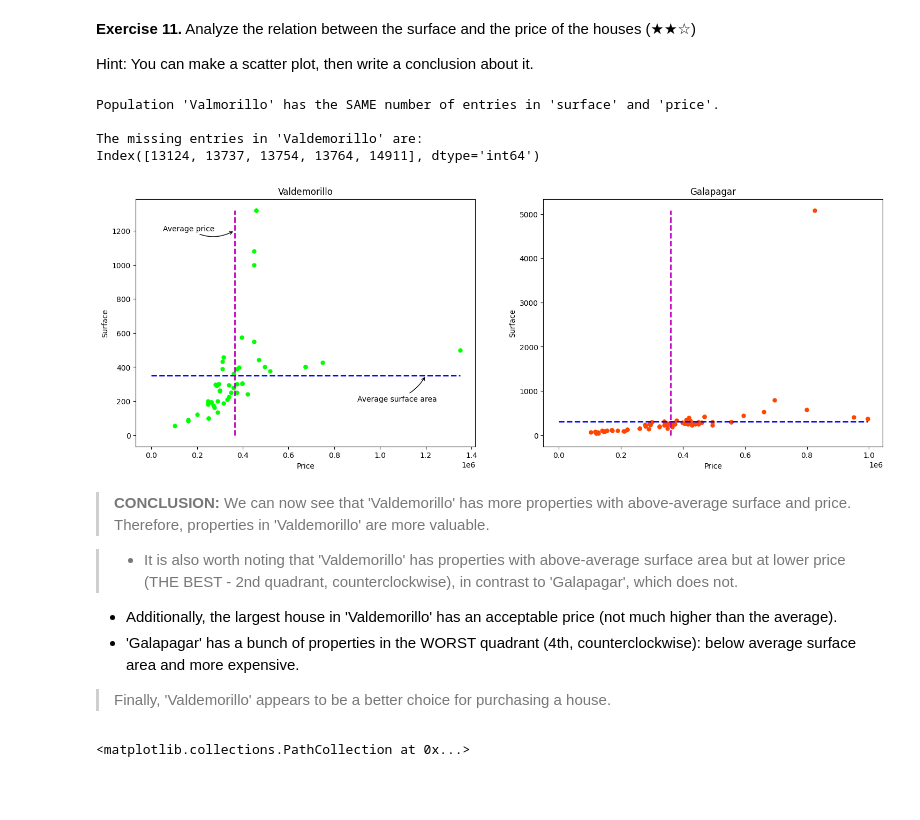
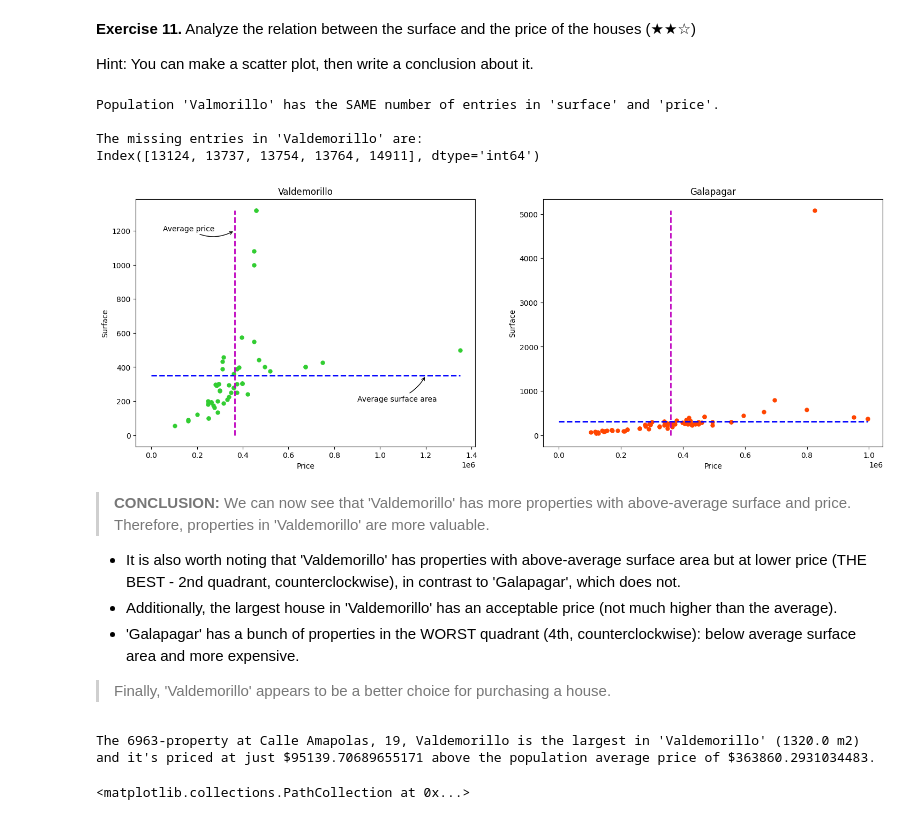
Before and after one commit to Caavlier/Proyect-RealState, a Jupyter notebook: Real_Estate_Clean_Up_Project_0.ipynb, the cells around one changed output. Saved outputs shown, nothing was run; the diff lists cells and outputs as text; code cells hidden in the pictures; blank space fills up the shorter version.

Commit message:
Best choise for purchasing in Valdemorillo population.

```diff
--- a/Real_Estate_Clean_Up_Project_0.ipynb
+++ b/Real_Estate_Clean_Up_Project_0.ipynb
@@ -381,63 +380,70 @@ np.int64(6962)
 **Exercise 11.** Analyze the relation between the surface and the price of the houses (★★☆)
 
 Hint: You can make a scatter plot, then write a conclusion about it.
+# %%
+# Check columns in Valdemorillo having the same size
+if len(V['surface'].isna()) - len(V['price'].isna()) == 0:
+  print(f"Population 'Valmorillo' has the SAME number of entries in 'surface' and 'price'.")
+
+# Finding the NaN-entries in 'surface'
+print("\nThe missing entries in 'Valdemorillo' are:")
+print(V.index[V['surface'].isna() == True])
+
+# Replacing missing values by zero
+aux = V.copy() # REMEMBER ------> ALWAYS DO A COPY
+aux['surface'] = aux['surface'].fillna(0)
+# %% [output]
+Population 'Valmorillo' has the SAME number of entries in 'surface' and 'price'.
+
+The missing entries in 'Valdemorillo' are:
+Index([13124, 13737, 13754, 13764, 14911], dtype='int64')
 # %%
-# Check columns in Valdemorillo having the same size
-if len(V['surface'].isna()) - len(V['price'].isna()) == 0:
-  print(f"Population 'Valmorillo' has the SAME number of entries in 'surface' and 'price'.")
-
-# Finding the NaN-entries in 'surface'
-print("\nThe missing entries in 'Valdemorillo' are:")
-print(V.index[V['surface'].isna() == True])
-
-# Replacing missing values by zero
-aux = V.copy() # REMEMBER ------> ALWAYS DO A COPY
-aux['surface'] = aux['surface'].fillna(0)
-
 # Scatter plot 'price' vs. 'surface'
 fig, axs = plt.subplots(1, 2, figsize=(18, 6))
 
 # Valdemorillo
-axs[0].scatter(V['price'], V['surface'], s=25, c='lime')
+axs[0].scatter(V['price'], V['surface'], s=25, c='limegreen')
 axs[0].set_xlabel('Price')
 axs[0].set_ylabel('Surface')
 axs[0].set_title('Valdemorillo')
 
 # Valdemorillo means
 axs[0].plot([0,V['price'].max()],[V['surface'].mean(),V['surface'].mean()], '--b', linewidth=2)
 axs[0].plot([V['price'].mean(),V['price'].mean()],[0,V['surface'].max()], '--m', linewidth=2)
 axs[0].annotate("Average price", xy=(V['price'].mean(),1200), xytext=(50000,1200), arrowprops=dict(arrowstyle="->", connectionstyle="arc3,rad=0.3"))
 axs[0].annotate("Average surface area", xy=(1200000,V['surface'].mean()), xytext=(900000,200), arrowprops=dict(arrowstyle="->", connectionstyle="arc3,rad=0.2"))
 #axs[0].plot([0,G['price'].max()],[G['surface'].mean(),G['surface'].mean()], '--r', linewidth=2) # Galapagar mean
 #axs[0].plot([G['price'].mean(),G['price'].mean()],[0,G['surface'].max()], '--c', linewidth=2)   # Galapagar mean
 
 
 
 # Galapagar
 axs[1].scatter(G['price'], G['surface'], s=25, c='orangered')
 axs[1].set_xlabel("Price")
 axs[1].set_ylabel("Surface")
 axs[1].set_title("Galapagar")
 
 # Galapagar means
 axs[1].plot([0,G['price'].max()],[G['surface'].mean(),G['surface'].mean()], '--b', linewidth=2)
 axs[1].plot([G['price'].mean(),G['price'].mean()],[0,G['surface'].max()], '--m', linewidth=2)
 
 plt.show()
 # %% [output]
-Population 'Valmorillo' has the SAME number of entries in 'surface' and 'price'.
-
-The missing entries in 'Valdemorillo' are:
-Index([13124, 13737, 13754, 13764, 14911], dtype='int64')
-[figure, old version]
+[figure, new version]
 # %% [markdown]
 > **CONCLUSION:** We can now see that 'Valdemorillo' has more properties with above-average surface and price. Therefore, properties in 'Valdemorillo' are more valuable.
 
-> * It is also worth noting that 'Valdemorillo' has properties with above-average surface area but at lower price (THE BEST - 2nd quadrant, counterclockwise), in contrast to 'Galapagar', which does not.
+* It is also worth noting that 'Valdemorillo' has properties with above-average surface area but at lower price (THE BEST - 2nd quadrant, counterclockwise), in contrast to 'Galapagar', which does not.
 * Additionally, the largest house in 'Valdemorillo' has an acceptable price (not much higher than the average).
 * 'Galapagar' has a bunch of properties in the WORST quadrant (4th, counterclockwise): below average surface area and more expensive.
 
 > Finally, 'Valdemorillo' appears to be a better choice for purchasing a house.
+# %%
+# The best house in 'Valdemorillo'
+best = V['surface'].idxmax()
+print(f"The {df.iloc[best]['Unnamed: 0']}-property at {df.iloc[best]['address']} is the largest in 'Valdemorillo' ({df.iloc[best]['surface']} m2) and it's priced at just ${df.iloc[best]['price'] - V['price'].mean()} above the population average price of ${V['price'].mean()}.")
+# %% [output]
+The 6963-property at Calle Amapolas, 19, Valdemorillo is the largest in 'Valdemorillo' (1320.0 m2) and it's priced at just $95139.70689655171 above the population average price of $363860.2931034483.
 # %%
 # All populations scatter-plot
 plt.figure(figsize=(10,6))
```
Also changed, not shown: parts of 2 cells of this notebook.
